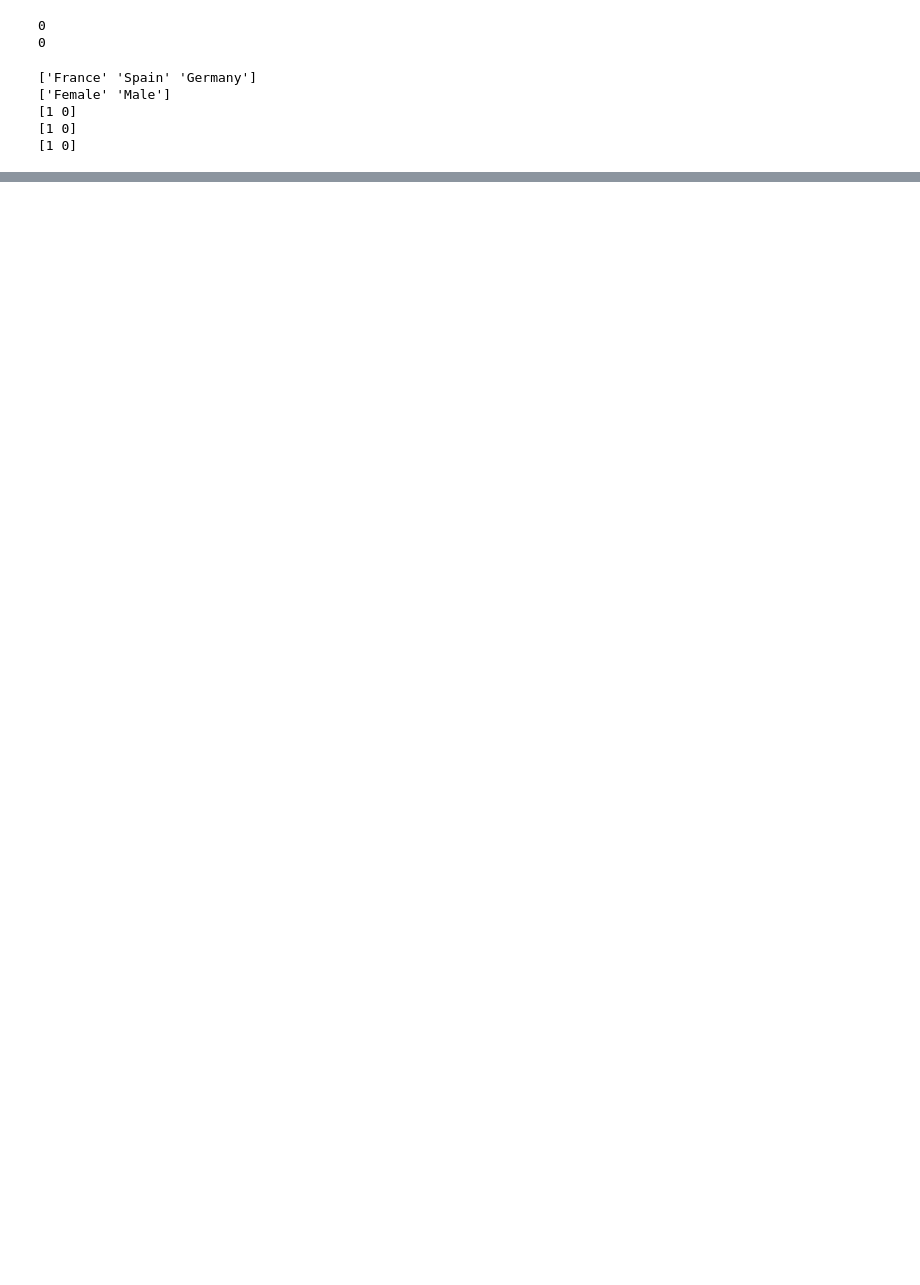
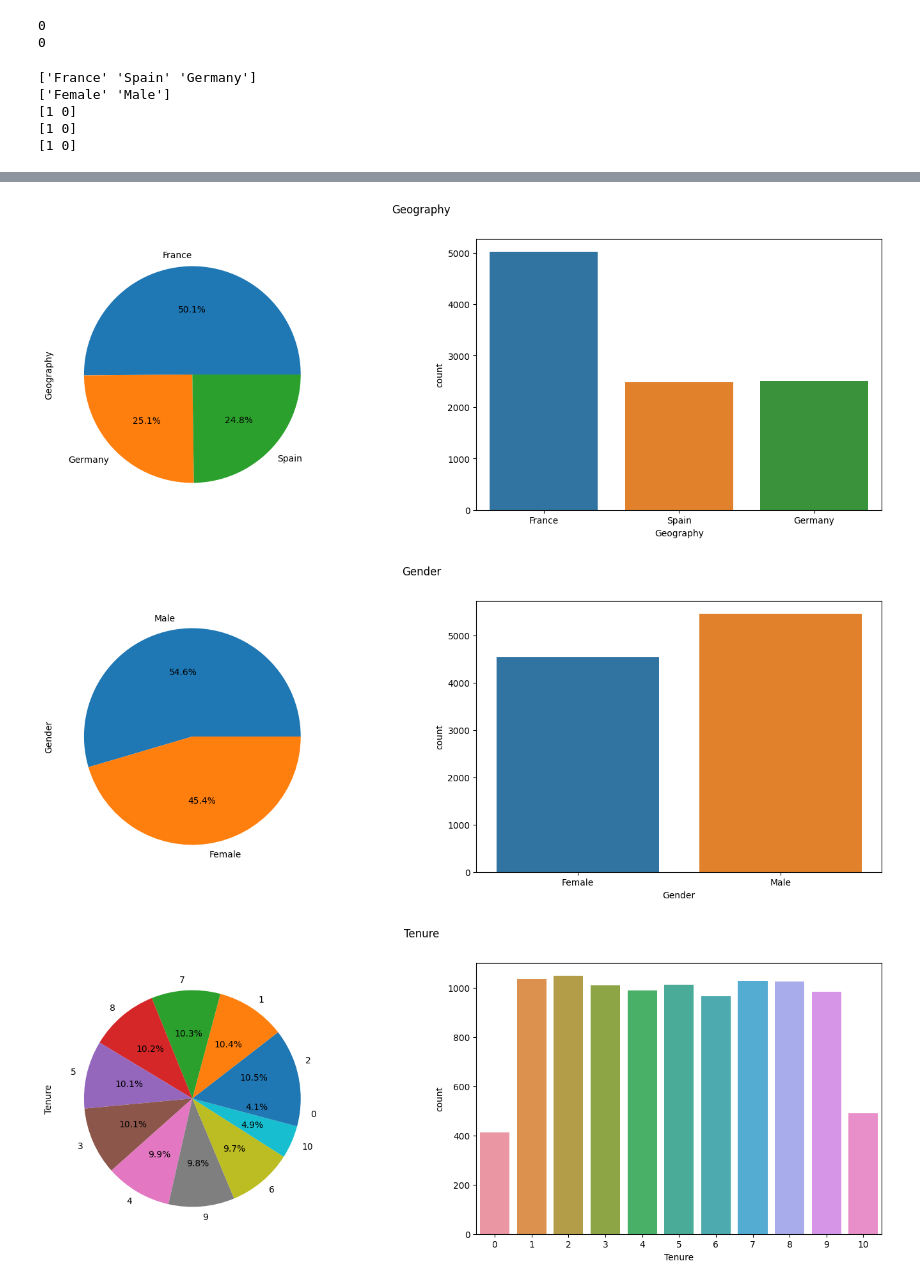
Before and after one commit to uastrova/Bank-Customer-Churn-Analysis, a Jupyter notebook: bank-customer-churn-prediction.ipynb, the cells around one changed output, grey strips where cells are left out. Cells and saved outputs as stored; diff of their text form; code cells hidden in the pictures; blank space fills up the shorter version.

```diff
--- a/bank-customer-churn-prediction.ipynb
+++ b/bank-customer-churn-prediction.ipynb
@@ -171,0 +183,14 @@ df = df[df['EstimatedSalary']>1160]
+# %%
+categorical_vars.remove('Exited')
+
+for column in categorical_vars:
+    f,ax=plt.subplots(1,2,figsize=(18,5.5))
+    df[column].value_counts().plot.pie(autopct='%1.1f%%',ax=ax[0])
+    ax[0].set_ylabel(f'{column}')
+    sns.countplot(x=column,data=df,ax=ax[1])
+    plt.suptitle(f'{column}')
+    plt.show()
+# %% [output]
+[figure, added]
+[figure, added]
+[figure, added]
```
Also changed, not shown: parts of 48 cells of this notebook.
